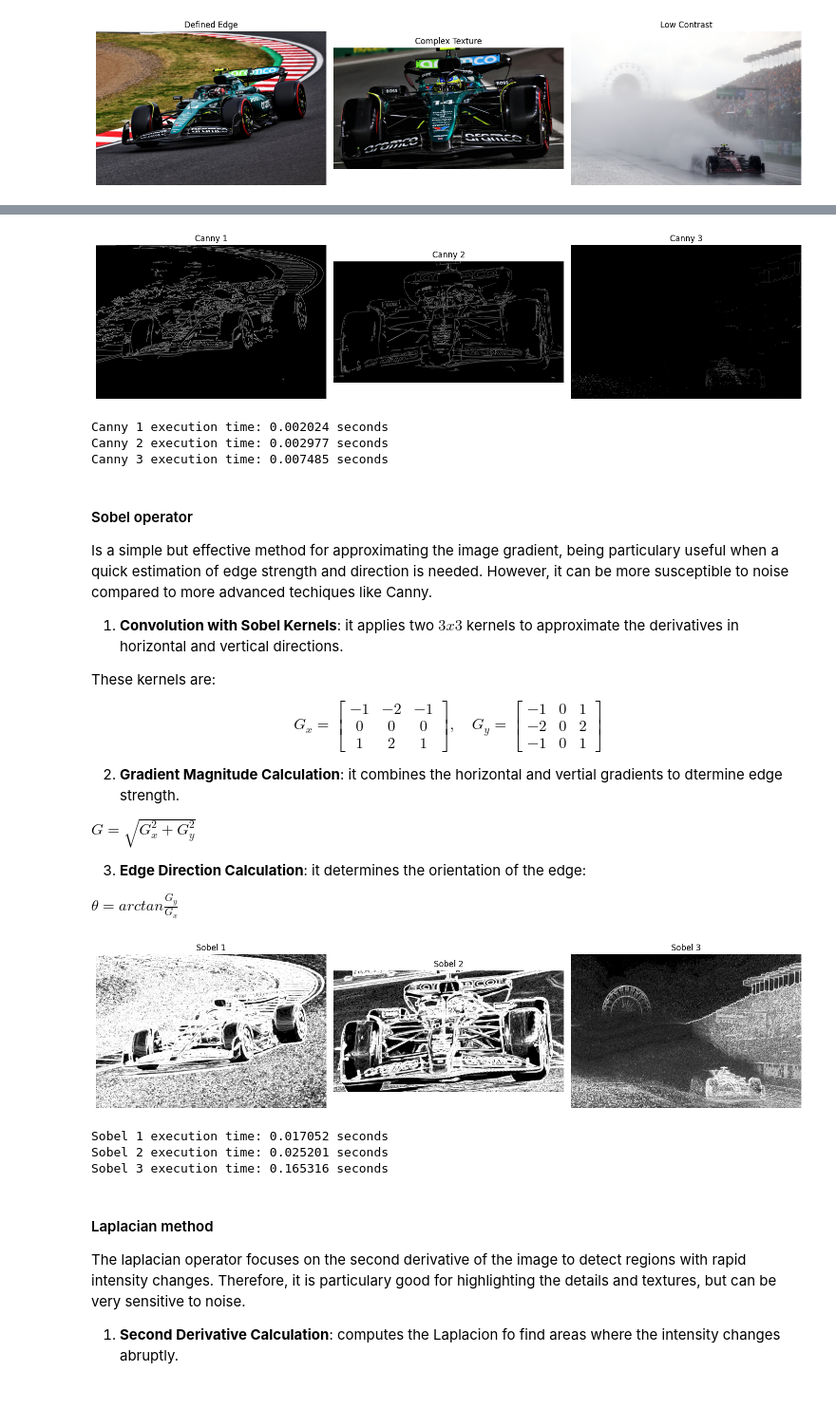
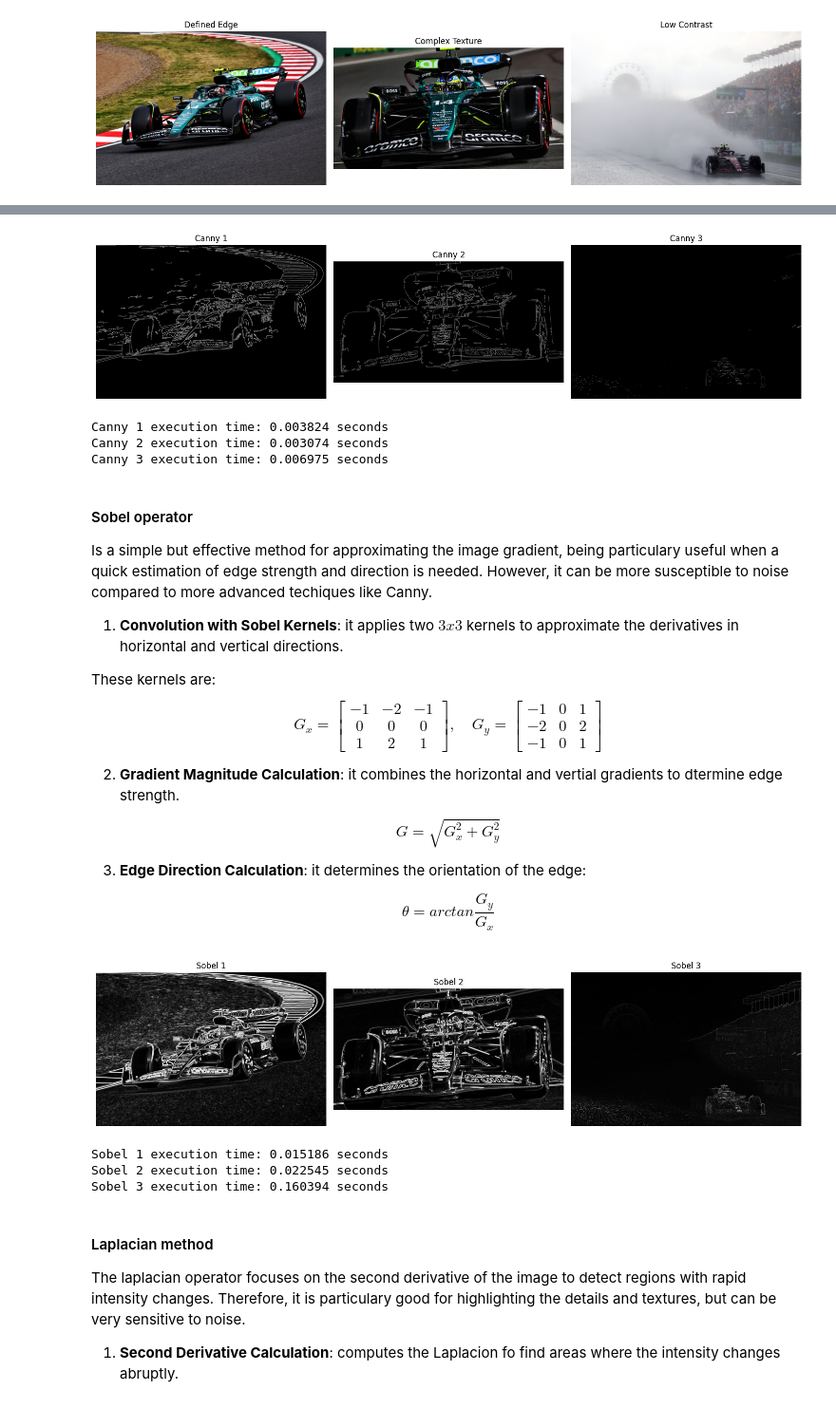
Before and after one commit to VforVitorio/Computer_Vision_Victor_Vega, a Jupyter notebook: TASKS/TASK 1/canny_detection.ipynb, the cells around one changed output, grey strips where cells are left out. Shown at 95% size. Cells and saved outputs as stored; diff of their text form; code cells hidden in the pictures.

```diff
--- a/TASKS/TASK 1/canny_detection.ipynb
+++ b/TASKS/TASK 1/canny_detection.ipynb
@@ -49,7 +50,12 @@ def show_image(title, image, cmap=None):
     plt.axis("off")
     plt.show()
 # %%
-def show_images_row(titles, images, cmap = None):
+def show_images_row(titles, images, hyperparams_name, hyperparams_values,cmap = None):
+    # Creating the directory for storing images
+    save_dir = "../TASK 1/images/processed"
+    os.makedirs(save_dir, exist_ok=True)
+
+
     plt.figure(figsize=(15,5))
     for i in range(len(images)):
         plt.subplot(1, len(images), i+1)
@@ -59,6 +65,21 @@ def show_images_row(titles, images, cmap = None):
         else:
             plt.imshow(cv2.cvtColor(images[i], cv2.COLOR_BGR2RGB))
         plt.axis("off")
+
+       # Store the image: WARNING: the three following lines were consulted in Claude 3.7 Sonnet
+        params_str = "_".join([f"{k}={v}" for k, v in hyperparams_values.items()])
+        filename = f"{hyperparams_name}_{titles[i].replace(' ', '_')}_{params_str}.png"
+        filepath = os.path.join(save_dir, filename)
+
+        # Store in correct format for saving
+        if cmap:
+            # If it is a grayscale image with cmap
+            plt.imsave(filepath, images[i], cmap = cmap)
+        else:
+            # If it is a colored image
+            cv2.imwrite(filepath, cv2.cvtColor(images[i], cv2.COLOR_BGR2RGB))
+
+
     plt.tight_layout()
     plt.show()
 # %% [markdown]
@@ -156,9 +182,20 @@ In this cell, I provide the code to change and experiment with different paramet
 ---
 # %%
 # Adjustable parameters
-canny_params = {"lower": 30, "upper": 150}
-sobel_params = {"ksize": 5}
-laplacian_params = {"ksize": 3}
+# canny_params = {"lower": 30, "upper": 150}
+# sobel_params = {"ksize": 5}
+# laplacian_params = {"ksize": 3}
+
+
+# canny_params = {"lower": 50, "upper": 200}
+# sobel_params = {"ksize": 3}
+# laplacian_params = {"ksize": 1}
+
+
+
+canny_params = {"lower": 20, "upper": 120}
+sobel_params = {"ksize": 7}
+laplacian_params = {"ksize": 5}
 # %% [markdown]
 ### Preprocessing the images
 
@@ -240,6 +278,8 @@ Deeper explanation and reference can be found in the [OpenCV documentation](http
 show_images_row(
     ["Canny 1", "Canny 2", "Canny 3"],
     [edges_canny1, edges_canny2, edges_canny3],
+    "canny",
+    canny_params,
     cmap="gray"
 )
 
@@ -247,10 +287,10 @@ print(f"Canny 1 execution time: {time_canny1:.6f} seconds")
 print(f"Canny 2 execution time: {time_canny2:.6f} seconds")
 print(f"Canny 3 execution time: {time_canny3:.6f} seconds")
 # %% [output]
-[figure, old version]
+[figure, new version]
-Canny 1 execution time: 0.002024 seconds
-Canny 2 execution time: 0.002977 seconds
-Canny 3 execution time: 0.007485 seconds
+Canny 1 execution time: 0.003824 seconds
+Canny 2 execution time: 0.003074 seconds
+Canny 3 execution time: 0.006975 seconds
 # %% [markdown]
 #### Sobel operator
 
@@ -274,28 +314,30 @@ $$
 
 2. **Gradient Magnitude Calculation**: it combines the horizontal and vertial gradients to dtermine edge strength.
 
-$G = \sqrt{G_x^2 + G_y^2}$
+$$G = \sqrt{G_x^2 + G_y^2}$$
 
 3. **Edge Direction Calculation**: it determines the orientation of the edge:
 
-$\theta = arctan\frac{G_y}{G_x}$
+$$\theta = arctan\frac{G_y}{G_x}$$
 # %%
 #show_image("Sobel", edges_sobel, cmap="gray")
 
 show_images_row(
     ["Sobel 1", "Sobel 2", "Sobel 3"],
     [edges_sobel1, edges_sobel2, edges_sobel3],
+    "sobel",
+    sobel_params,
     cmap="gray"
 )
 
 print(f"Sobel 1 execution time: {time_sobel1:.6f} seconds")
 print(f"Sobel 2 execution time: {time_sobel2:.6f} seconds")
 print(f"Sobel 3 execution time: {time_sobel3:.6f} seconds")
 # %% [output]
-[figure, old version]
+[figure, new version]
-Sobel 1 execution time: 0.017052 seconds
-Sobel 2 execution time: 0.025201 seconds
-Sobel 3 execution time: 0.165316 seconds
+Sobel 1 execution time: 0.015186 seconds
+Sobel 2 execution time: 0.022545 seconds
+Sobel 3 execution time: 0.160394 seconds
 # %% [markdown]
 #### Laplacian method
 
```
Also changed, not shown: parts of 4 cells of this notebook, 3 other files.
